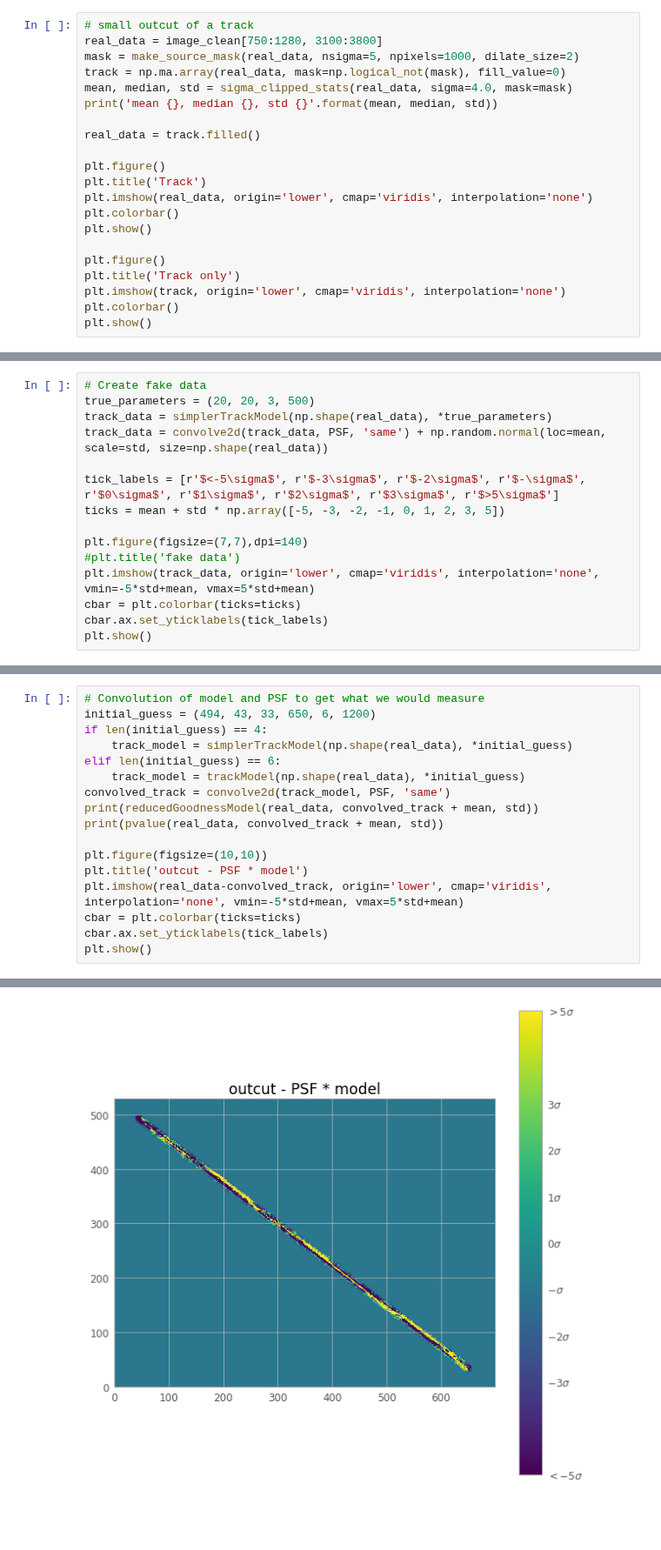
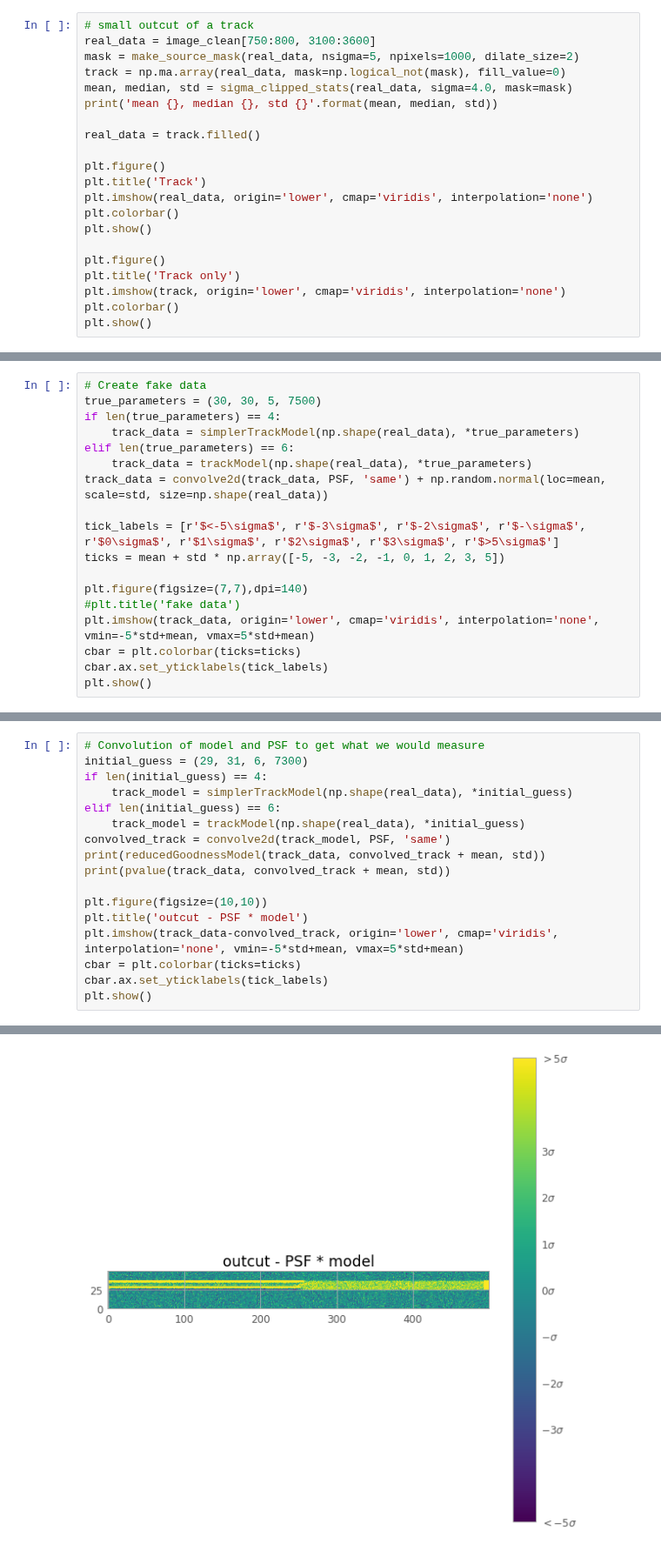
Before and after one commit to SSAEPFL/PSF, a Jupyter notebook: test-track-fitting.ipynb, the cells around one changed output, grey strips where cells are left out. Shown at 87% size. Saved outputs shown, nothing was run; the diff lists cells and outputs as text; blank space fills up the shorter version.

```diff
--- a/test-track-fitting.ipynb
+++ b/test-track-fitting.ipynb
@@ -52,6 +52,6 @@ plt.show()
 # %%
 # small outcut of a track
-real_data = image_clean[750:1280, 3100:3800]
+real_data = image_clean[750:800, 3100:3600]
 mask = make_source_mask(real_data, nsigma=5, npixels=1000, dilate_size=2)
 track = np.ma.array(real_data, mask=np.logical_not(mask), fill_value=0)
 mean, median, std = sigma_clipped_stats(real_data, sigma=4.0, mask=mask)
@@ -77,7 +78,10 @@ mean 4.2439491659138735, median 4.132773590157353, std 4.281351885686402
 # %%
 # Create fake data
-true_parameters = (20, 20, 3, 500)
-track_data = simplerTrackModel(np.shape(real_data), *true_parameters)
+true_parameters = (30, 30, 5, 7500)
+if len(true_parameters) == 4:
+    track_data = simplerTrackModel(np.shape(real_data), *true_parameters)
+elif len(true_parameters) == 6:
+    track_data = trackModel(np.shape(real_data), *true_parameters)
 track_data = convolve2d(track_data, PSF, 'same') + np.random.normal(loc=mean, scale=std, size=np.shape(real_data))
 
 tick_labels = [r'$<-5\sigma$', r'$-3\sigma$', r'$-2\sigma$', r'$-\sigma$', r'$0\sigma$', r'$1\sigma$', r'$2\sigma$', r'$3\sigma$', r'$>5\sigma$']
@@ -94,17 +98,17 @@ plt.show()
 # %%
 # Convolution of model and PSF to get what we would measure
-initial_guess = (494, 43, 33, 650, 6, 1200)
+initial_guess = (29, 31, 6, 7300)
 if len(initial_guess) == 4:
     track_model = simplerTrackModel(np.shape(real_data), *initial_guess)
 elif len(initial_guess) == 6:
     track_model = trackModel(np.shape(real_data), *initial_guess)
 convolved_track = convolve2d(track_model, PSF, 'same')
-print(reducedGoodnessModel(real_data, convolved_track + mean, std))
-print(pvalue(real_data, convolved_track + mean, std))
+print(reducedGoodnessModel(track_data, convolved_track + mean, std))
+print(pvalue(track_data, convolved_track + mean, std))
 
 plt.figure(figsize=(10,10))
 plt.title('outcut - PSF * model')
-plt.imshow(real_data-convolved_track, origin='lower', cmap='viridis', interpolation='none', vmin=-5*std+mean, vmax=5*std+mean)
+plt.imshow(track_data-convolved_track, origin='lower', cmap='viridis', interpolation='none', vmin=-5*std+mean, vmax=5*std+mean)
 cbar = plt.colorbar(ticks=ticks)
 cbar.ax.set_yticklabels(tick_labels)
 plt.show()
@@ -113,5 +117,5 @@ plt.show()
 0.0
-[figure, old version]
+[figure, new version]
 # %%
 # Model parameter fitting using Marginalization & uncertainty estimation
 # source https://emcee.readthedocs.io/en/stable/tutorials/line/
```
Also changed, not shown: parts of 10 cells of this notebook, 3 other files.
